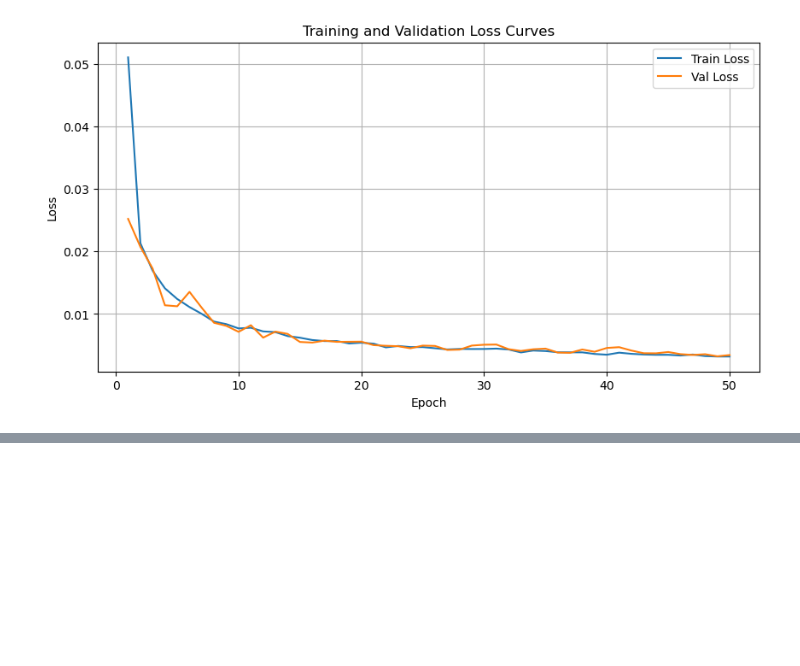
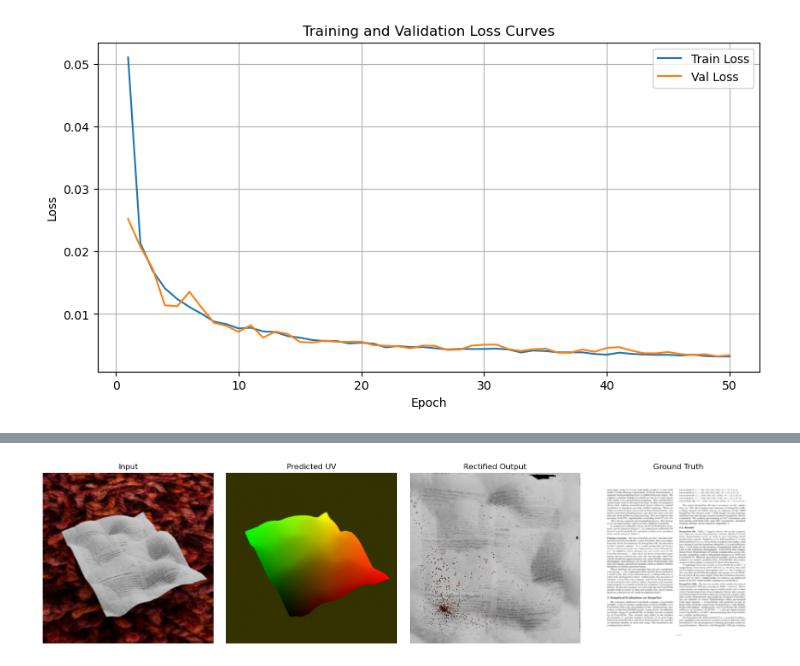
Before and after one commit to behrensm03/deep-document-unwarping, a Jupyter notebook: train.ipynb, the cells around one changed output, grey strips where cells are left out. Saved outputs shown, nothing was run; the diff lists cells and outputs as text; code cells hidden in the pictures; blank space fills up the shorter version.

Commit message:
feat(report): create comparison img

```diff
--- a/train.ipynb
+++ b/train.ipynb
@@ -218,0 +248,46 @@ plt.show()
+# %%
+batch = next(iter(val_loader))
+# %%
+def load_img(path, img_size):
+    img = Image.open(path).convert('RGB').resize((img_size, img_size), Image.BILINEAR)
+    rgb_raw = np.array(img)
+    mean = torch.tensor([0.485, 0.456, 0.406]).view(3,1,1)
+    std  = torch.tensor([0.229, 0.224, 0.225]).view(3,1,1)
+    tensor = (torch.from_numpy(rgb_raw).float() / 255.0).permute(2,0,1)
+    tensor = (tensor - mean) / std
+    return tensor.unsqueeze(0), rgb_raw # tensor for the model, rgb_raw for the visualization and dewarping
+# %%
+filename = batch['filename'][0]
+tensor, rgb_raw = load_img(f'renders/synthetic_data_pitch_sweep/rgb/{filename}.jpg', 256)
+tensor = tensor.to(device)
+
+with torch.no_grad():
+    pred_uv_t = model(tensor)
+
+pred_uv = pred_uv_t[0].cpu().numpy().transpose(1, 2, 0).clip(0, 1)
+gt_uv = batch['uv'][0].numpy().transpose(1, 2, 0)
+fg_mask = ~((gt_uv[:,:,0] == gt_uv[:,:,1]) & (gt_uv[:,:,1] == 0))
+warped_pred = dewarp_with_uv(rgb_raw, pred_uv, mask=fg_mask)
+gt_img = np.array(Image.open(f'renders/synthetic_data_pitch_sweep/ground_truth/{filename}.png')
+                  .convert('RGB').resize((256, 256), Image.BILINEAR))
+# %%
+mean = torch.tensor([0.485, 0.456, 0.406]).view(3,1,1)
+std  = torch.tensor([0.229, 0.224, 0.225]).view(3,1,1)
+
+p_img = np.zeros((256, 256, 3))
+p_img[:,:,0] = pred_uv[:,:,0]
+p_img[:,:,1] = pred_uv[:,:,1]
+
+inp = (batch['rgb'][0] * std + mean).permute(1,2,0).numpy().clip(0,1)
+
+fig, axes = plt.subplots(1, 4, figsize=(16, 4))
+for ax, img, title in zip(axes,
+    [inp, p_img, warped_pred, gt_img],
+    ['Input', 'Predicted UV', 'Rectified Output', 'Ground Truth']):
+    ax.imshow(img); ax.set_title(title); ax.axis('off')
+
+plt.tight_layout()
+plt.savefig('comparison_figure.png', dpi=150, bbox_inches='tight')
+plt.show()
+# %% [output]
+[figure, added]
```
Also changed, not shown: parts of 3 cells of this notebook, 2 other files.
